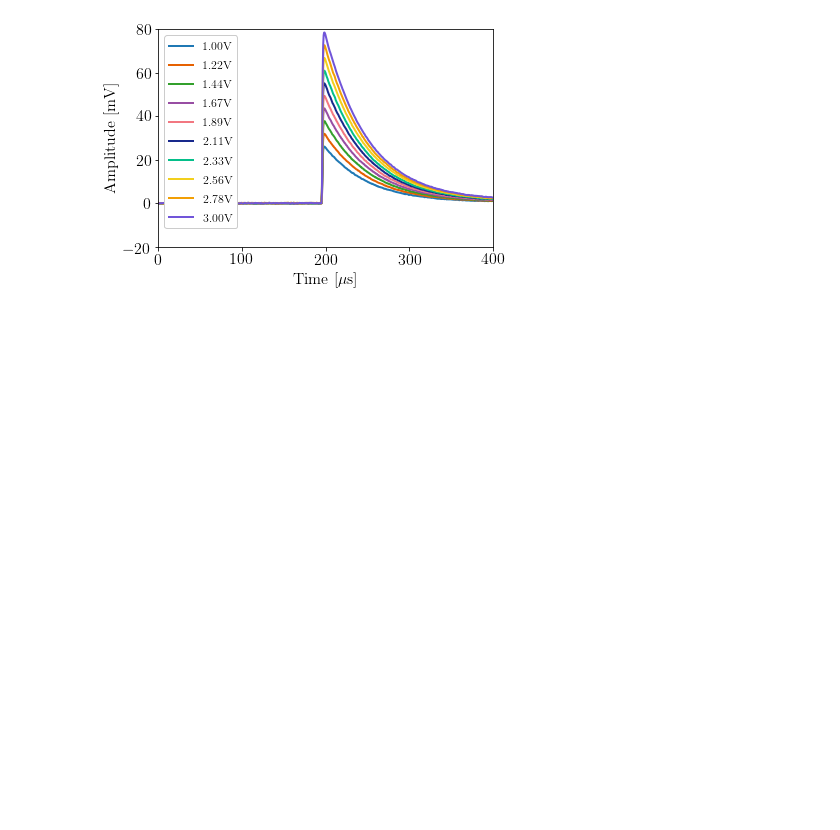
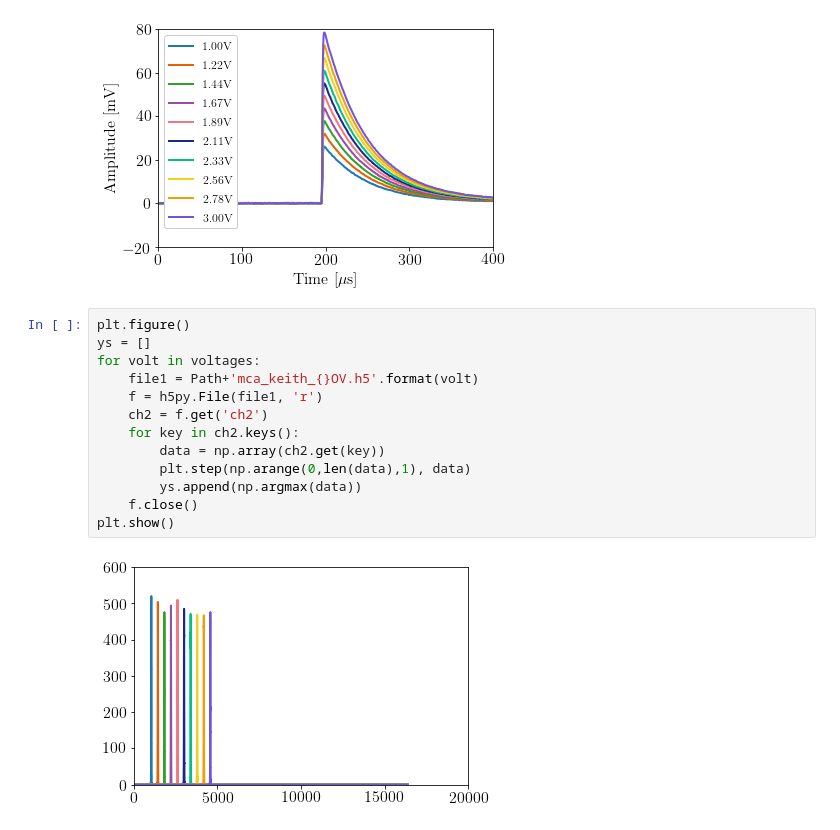
Before and after one commit to Moore-Lab/purity-monitor, a Jupyter notebook: Jupyter/Log/2022-06-08.ipynb, the cells around one changed output. Cells and saved outputs as stored; diff of their text form; blank space fills up the shorter version.

```diff
--- a/Jupyter/Log/2022-06-08.ipynb
+++ b/Jupyter/Log/2022-06-08.ipynb
@@ -119,3 +120,18 @@ plt.legend(loc='upper left', ncol=1)
 plt.show()
 # %% [output]
 [figure]
+# %%
+plt.figure()
+ys = []
+for volt in voltages:
+    file1 = Path+'mca_keith_{}OV.h5'.format(volt)
+    f = h5py.File(file1, 'r')
+    ch2 = f.get('ch2')
+    for key in ch2.keys():
+        data = np.array(ch2.get(key))
+        plt.step(np.arange(0,len(data),1), data)
+        ys.append(np.argmax(data))
+    f.close()
+plt.show()
+# %% [output]
+[figure, added]
```
Also changed, not shown: parts of 5 cells of this notebook.
